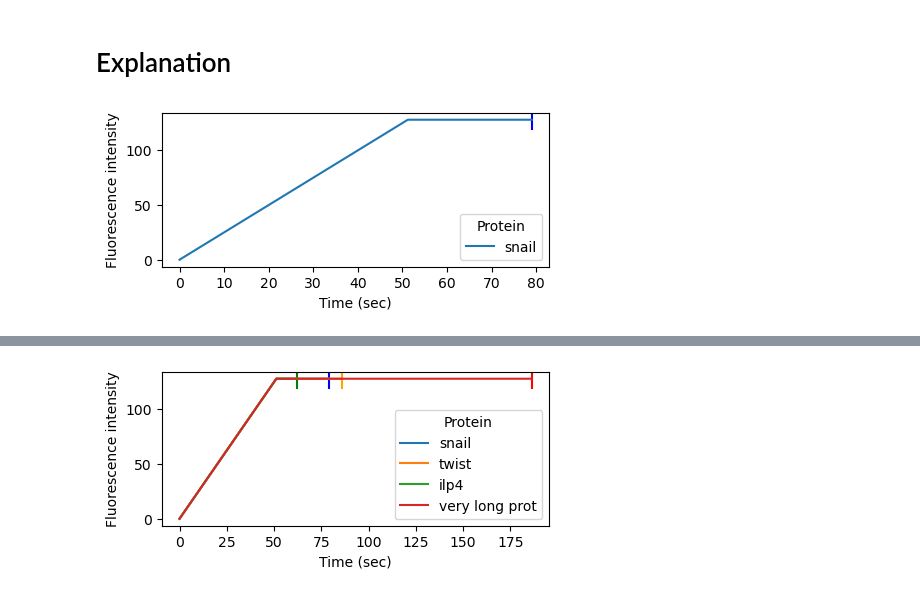
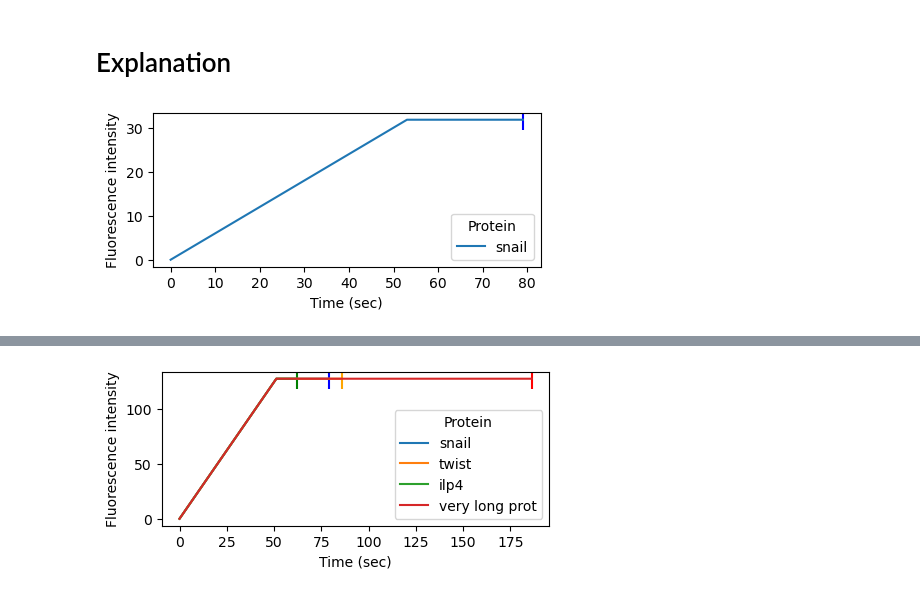
Before and after one commit to sophietheis/KineticAnalysis, a Jupyter notebook: notebook/20240605-Synthetic_datas_01-explanation.ipynb, the cells around one changed output, grey strips where cells are left out. Saved outputs shown, nothing was run; the diff lists cells and outputs as text; code cells hidden in the pictures.

```diff
--- a/notebook/20240605-Synthetic_datas_01-explanation.ipynb
+++ b/notebook/20240605-Synthetic_datas_01-explanation.ipynb
@@ -34,28 +34,36 @@ prot_aa_size = {
 # %%
 # Translation profil for different protein with same translation rate
 
 translation_rate = 15 #(aa/s)
 suntag_appearance = 24
 
-fluo_max_ref = 32  # default intensity if 1 fluo == 1 suntag
-fluo_max = 128
+nb_of_suntag = 32
+fluo_one_suntag = 1
+
+# fluo_max_ref = 32  # default intensity if 1 fluo == 1 suntag
+# fluo_max = 128
 
 fig, ax = plt.subplots()
 
 
 prot_length = prot_aa_size["32xsuntag"]+prot_aa_size["snail"]
 x = np.arange(prot_length/translation_rate, step=0.1)
-y = translation_rate/suntag_appearance * x * fluo_max/fluo_max_ref
-y[y>fluo_max]=fluo_max
+# y = translation_rate/suntag_appearance * x * fluo_max/fluo_max_ref
+# y[y>fluo_max]=fluo_max
+
+y = (nb_of_suntag*fluo_one_suntag)/(prot_aa_size["32xsuntag"]/translation_rate) * np.arange(prot_aa_size["32xsuntag"]/translation_rate, step=0.1)
+y_prim = np.repeat(y[-1], len(x)-len(y))
+y= np.concatenate([y,y_prim])
+
 
 ax.plot(x, y, label="snail")
 ax.scatter(x[-1], y[-1], marker="|", s=200., color="blue")
 
 ax.set_xlabel("Time (sec)")
 ax.set_ylabel("Fluorescence intensity")
 plt.legend(loc="lower right")
 ax.get_legend().set_title("Protein")
 fig.set_size_inches((5, 2))
 # fig.savefig(os.path.join(path_save, "one_prot_profile.eps"), dpi=300)
 # %% [output]
-[figure, old version]
+[figure, new version]
```
Also changed, not shown: parts of 1 cell of this notebook.
